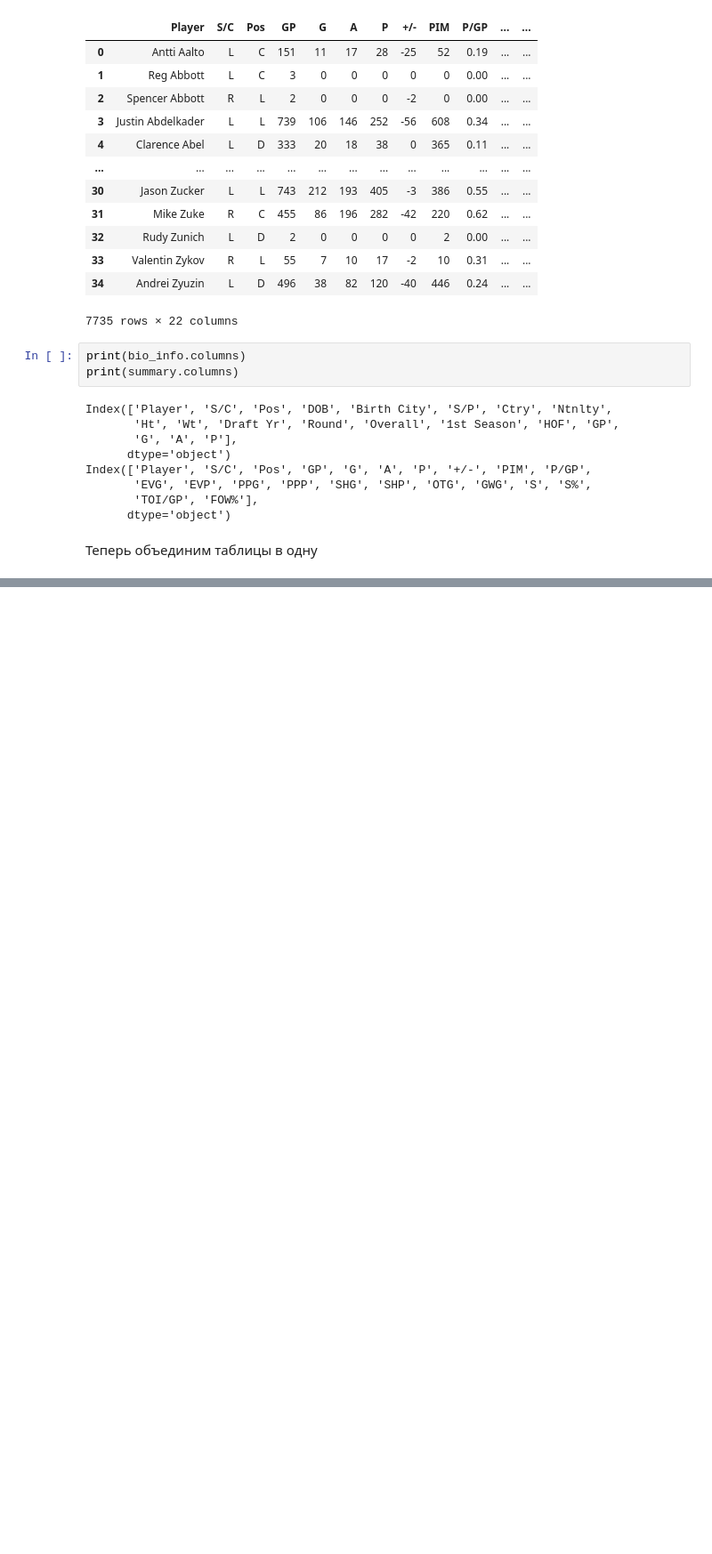
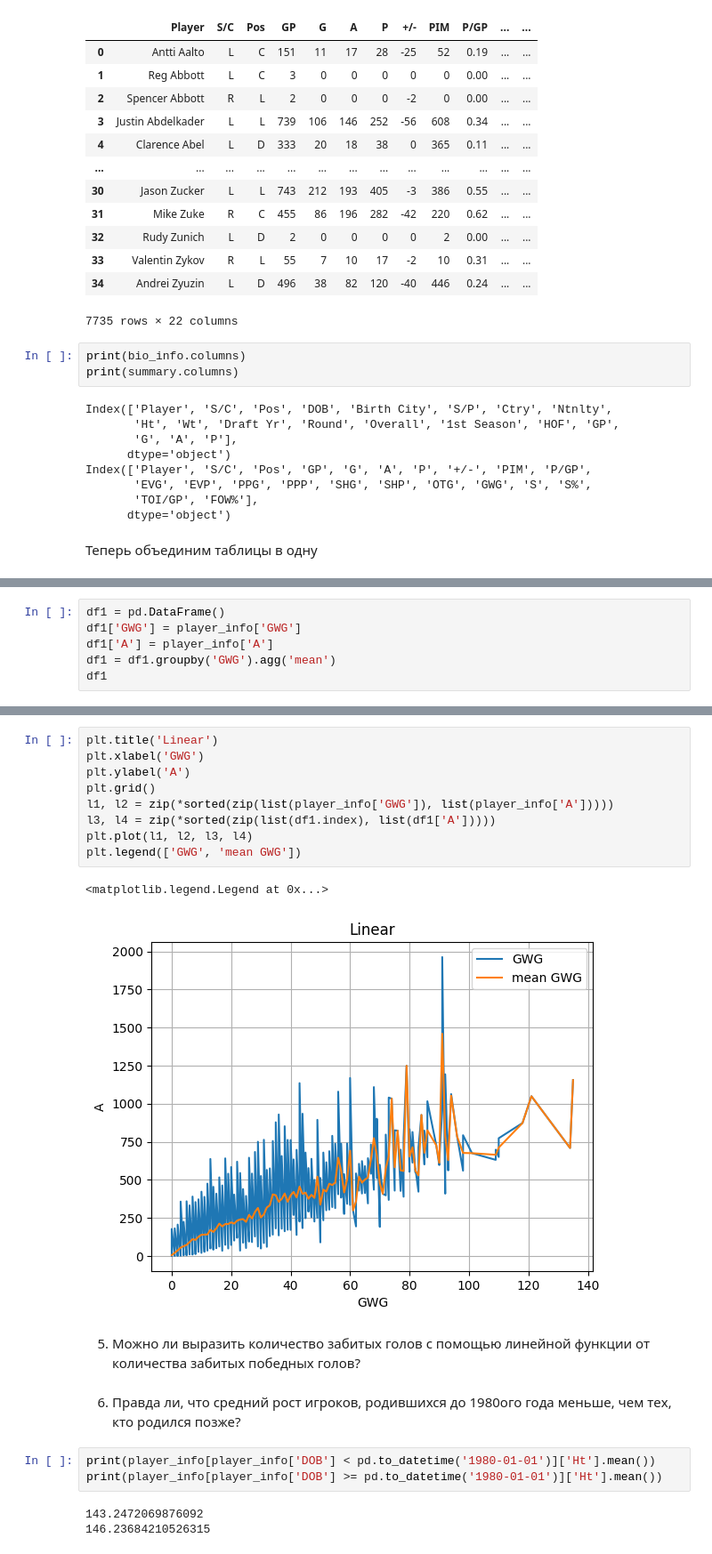
Before and after one commit to mgolovstik/cpm_project, a Jupyter notebook: test.ipynb, the cells around one changed output, grey strips where cells are left out. Shown at 89% size. Cells and saved outputs as stored; diff of their text form; blank space fills up the shorter version.

```diff
--- a/test.ipynb
+++ b/test.ipynb
@@ -180,0 +294,6 @@ Name: Ctry, dtype: int64
+# %%
+df1 = pd.DataFrame()
+df1['GWG'] = player_info['GWG']
+df1['A'] = player_info['A']
+df1 = df1.groupby('GWG').agg('mean')
+df1
@@ -180,0 +315,22 @@ Name: Ctry, dtype: int64
+# %%
+plt.title('Linear')
+plt.xlabel('GWG')
+plt.ylabel('A')
+plt.grid()
+l1, l2 = zip(*sorted(zip(list(player_info['GWG']), list(player_info['A']))))
+l3, l4 = zip(*sorted(zip(list(df1.index), list(df1['A']))))
+plt.plot(l1, l2, l3, l4)
+plt.legend(['GWG', 'mean GWG'])
+# %% [output]
+<matplotlib.legend.Legend at 0x...>
+[figure, added]
+# %% [markdown]
+5) Можно ли выразить количество забитых голов с помощью линейной функции от количества забитых победных голов?
+# %% [markdown]
+6) Правда ли, что средний рост игроков, родившихся до 1980ого года меньше, чем тех, кто родился позже?
+# %%
+print(player_info[player_info['DOB'] < pd.to_datetime('1980-01-01')]['Ht'].mean())
+print(player_info[player_info['DOB'] >= pd.to_datetime('1980-01-01')]['Ht'].mean())
+# %% [output]
+143.2472069876092
+146.23684210526315
```
Also changed, not shown: parts of 42 cells of this notebook.
